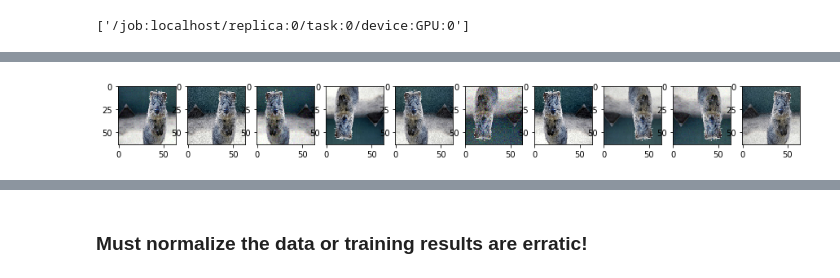
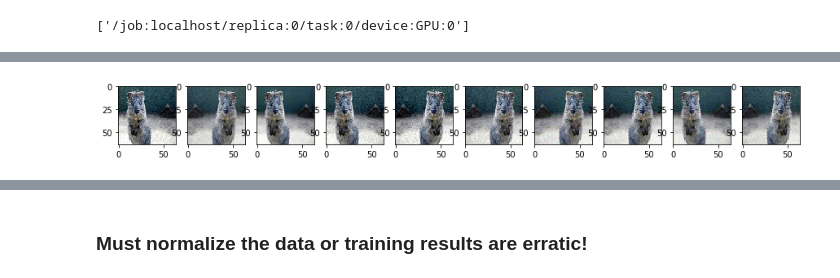
Before and after one commit to patrickcgray/deep_ifcb, a Jupyter notebook: python/model_dev_040121.ipynb, the cells around one changed output, grey strips where cells are left out. Cells and saved outputs as stored; diff of their text form; code cells hidden in the pictures.

```diff
--- a/python/model_dev_040121.ipynb
+++ b/python/model_dev_040121.ipynb
@@ -407,6 +415,3 @@ t020                       211
 Name: object_id, dtype: int64
 # %% [markdown]
 #### drop all unwanted classes
-# %%
-# drop unwanted classes
-img_md_subset = img_md_subset.drop(img_md_subset[img_md_subset.object_annotation_category.isin(unidentified_single_centric)].index)
@@ -412,0 +440,7 @@ img_md_subset = img_md_subset.drop(img_md_subset[img_md_subset.object_annotation
+# %%
+# Here are groups we can combine:
+
+img_md_subset[img_md_subset.object_annotation_category == 'Tintinnida'] = 'Ciliophora'
+img_md_subset[img_md_subset.object_annotation_category == 'Odontella sp.'] = 'chain<centric'
+img_md_subset[img_md_subset.object_annotation_category == 'Eucampia chain'] = 'chain<centric'
+len(img_md_subset)
@@ -565,18 +601,35 @@ object_ids_training = []
 for index, row in balanced_df.sample(frac=1).iterrows():
 
     # TODO need to think about optimal size and that size actually corresponds to class
-    # maybe add blackspace instead of interpolating because it is changing the morphology
 
-    #img = image.load_img(row['full_path'], target_size=(150, 150), color_mode="grayscale")
-    img = image.load_img('../../../Data/all_imagery/'+row['object_id']+'.png', target_size=(150, 150), color_mode="grayscale")
-    #images.append(image.img_to_array(img))
+    #img = image.load_img('../../../Data/all_imagery/'+row['object_id']+'.png', target_size=(150, 150), color_mode="grayscale")
+
+    # instead of interpolating increasing to max dimension and then padding
+    # see https://stackoverflow.com/questions/47697622/cnn-image-resizing-vs-padding-keeping-aspect-ratio-or-not/49882055#49882055
+    # based on https://jdhao.github.io/2017/11/06/resize-image-to-square-with-padding/
+    desired_size = 150
+    im = cv2.imread('../../../Data/all_imagery/'+row['object_id']+'.png', cv2.IMREAD_GRAYSCALE)
+    old_size = im.shape[:2] # old_size is in (height, width) format
+    ratio = float(desired_size)/max(old_size)
+    new_size = tuple([int(x*ratio) for x in old_size])
+    # new_size should be in (width, height) format
+    im = cv2.resize(im, (new_size[1], new_size[0]))
+    delta_w = desired_size - new_size[1]
+    delta_h = desired_size - new_size[0]
+    top, bottom = delta_h//2, delta_h-(delta_h//2)
+    left, right = delta_w//2, delta_w-(delta_w//2)
+    new_im = cv2.copyMakeBorder(im, 0, delta_h, 0, delta_w, cv2.BORDER_CONSTANT,0)
+    img = new_im[..., np.newaxis]
+
+    images.append(img)
+
     labels.append(class_id_dict[row['object_annotation_category']])
     #merged_labels.append(row['merged_category'])
     original_labels.append(row['object_annotation_category'])
     #flu_data.append([row['object_pmt_fluorescence'], row['object_peak_fluorescence']])
     # changes this to add all handcrafted features to the data as a vector
-    #flu_data.append(np.array(row[balanced_df.columns.isin(cols_for_training)].values, dtype=np.float64))
-    flu_data.append(np.array(row[~balanced_df.columns.isin(cols_not_for_training)].values, dtype=np.float32))
+    flu_data.append(np.array(row[balanced_df.columns.isin(cols_for_training)].values, dtype=np.float64))
+    #flu_data.append(np.array(row[~balanced_df.columns.isin(cols_not_for_training)].values, dtype=np.float32))
     object_ids_training.append(row['object_id'])
 
 images = np.array(images)
@@ -668,7 +709,7 @@ images = np.array(
 
 seq = iaa.Sequential([
     iaa.Fliplr(0.5), # horizontal flips
-    iaa.Flipud(0.5),
+    #iaa.Flipud(0.5),
     #iaa.Crop(percent=(0, 0.1)), # random crops
     # Small gaussian blur with random sigma between 0 and 0.5.
     # But we only blur about 50% of all images.
@@ -676,34 +717,34 @@ seq = iaa.Sequential([
         0.1,
         iaa.GaussianBlur(sigma=(0, 0.2))
     ),
     # Strengthen or weaken the contrast in each image.
     iaa.LinearContrast((0.9, 1.1)),
     # Add gaussian noise.
     # For 50% of all images, we sample the noise once per pixel.
     # For the other 50% of all images, we sample the noise per pixel AND
     # channel. This can change the color (not only brightness) of the
     # pixels.
     iaa.AdditiveGaussianNoise(loc=0, scale=(0.0, 0.05*255), per_channel=0.5),
     # Make some images brighter and some darker.
     # In 20% of all cases, we sample the multiplier once per channel,
     # which can end up changing the color of the images.
     #iaa.Multiply((0.8, 1.2), per_channel=0.2),
     # Apply affine transformations to each image.
     # Scale/zoom them, translate/move them, rotate them and shear them.
     #iaa.Affine(
     #    scale={"x": (0.8, 1.2), "y": (0.8, 1.2)},
     #    translate_percent={"x": (-0.2, 0.2), "y": (-0.2, 0.2)},
     #    rotate=(-25, 25),
     #    shear=(-8, 8)
     #)
 ], random_order=True) # apply augmenters in random order
 
 images_aug = seq(images=images)
 fig, ax = plt.subplots(1,10, figsize=(15,10))
 for i in range(10):
     ax[i].imshow(images_aug[i])
 # %% [output]
-[figure, old version]
+[figure, new version]
 # %%
 images_aug = seq(images=X_train[:20])
 fig, ax = plt.subplots(1,10, figsize=(15,10))
```
Also changed, not shown: parts of 80 cells of this notebook.
